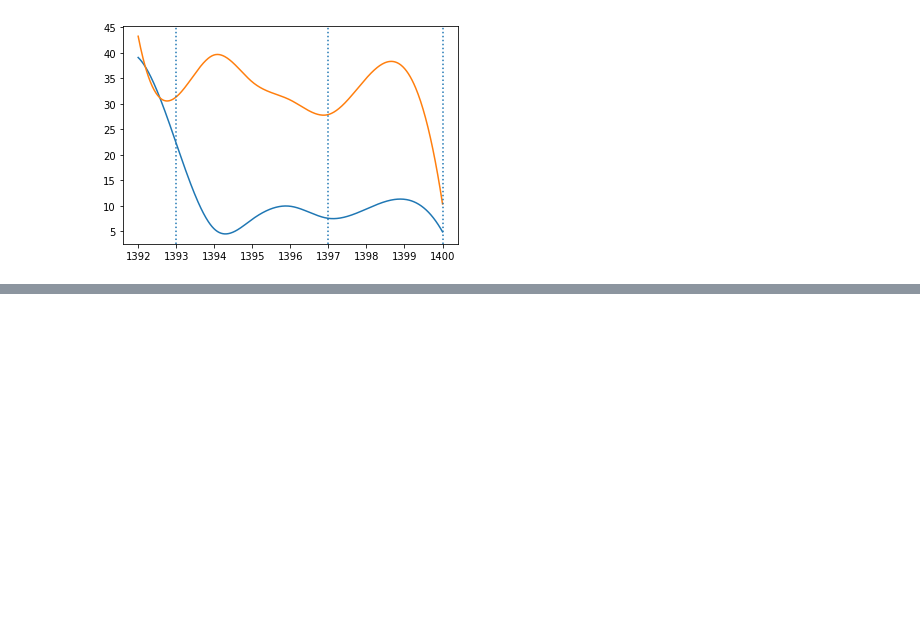
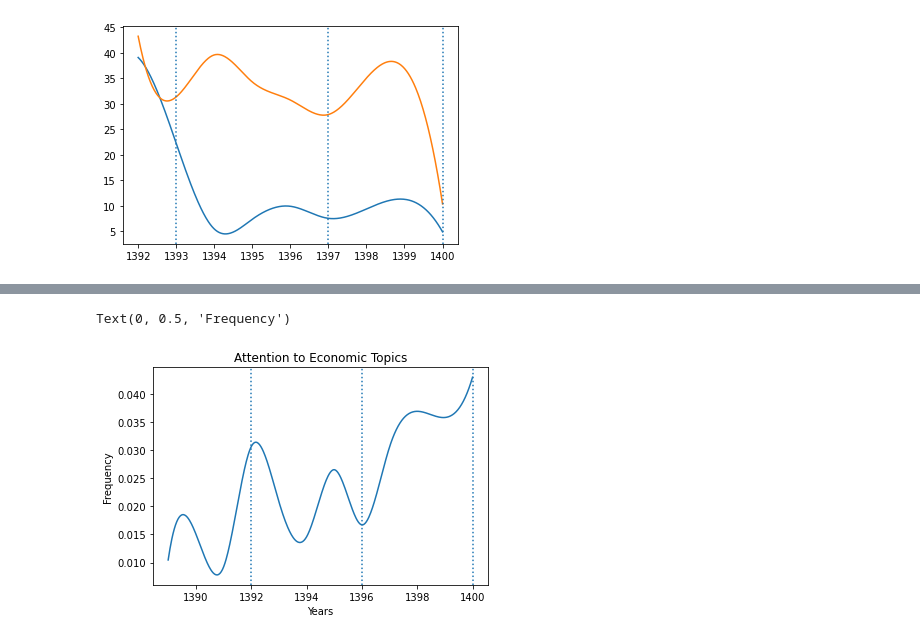
Before and after one commit to macs30200-s22/replication-materials-javad-e, a Jupyter notebook: analysis.ipynb, the cells around one changed output, grey strips where cells are left out. Drawn from its saved outputs; the diff is of its cells as text; code cells hidden in the pictures; blank space fills up the shorter version.

```diff
--- a/analysis.ipynb
+++ b/analysis.ipynb
@@ -129,9 +129,9 @@ years = list(range(1378, 1381)) + list(range(1392, 1399)) + [1400]
 # %%
 def annual_freq(word):
     freqs = []
-    for year in years:
+    for year in YEARS:
         speeches = pd.concat([speeches1, speeches2, speeches3], ignore_index=True)
-        freqs.append(count_instances(speeches[speeches['year']==year], word) / len(speeches[speeches['year']==year]) * 100)
+        freqs.append(count_instances(speeches[speeches['year']==year], word) / len(speeches[speeches['year']==year]))
 
     return freqs
 # %%
@@ -222,0 +209,30 @@ NoneType
+# %%
+economic_w = ['گرانی', 'تورم', 'اقتصاد', 'تحریم' , 'فقر', 'قیمت', 'بورس', 'مالیات']
+# %%
+def categorical_freqs(category_w):
+    all_freqs = [0] * len(YEARS)
+    for w in category_w:
+        single_w_freqs = annual_freq(w)
+        for i, f in enumerate(single_w_freqs):
+            all_freqs[i] = all_freqs[i] + f
+
+    for i, _ in enumerate(all_freqs):
+            all_freqs[i] = all_freqs[i] / len(category_w)
+
+    return all_freqs
+# %%
+economic_freqs = categorical_freqs(economic_w)
+# %%
+X_Y_Spline = make_interp_spline(years_g, economic_freqs)
+X_ = np.linspace(years_g[0], years_g[-1], 500)
+Y_ = X_Y_Spline(X_)
+plt.plot(X_, Y_)
+plt.axvline(x=1392, linestyle='dotted', label='Election')
+plt.axvline(x=1396, linestyle='dotted')
+plt.axvline(x=1400, linestyle='dotted')
+plt.title('Attention to Economic Topics')
+plt.xlabel("Years")
+plt.ylabel("Frequency")
+# %% [output]
+Text(0, 0.5, 'Frequency')
+[figure, added]
```
Also changed, not shown: parts of 10 cells of this notebook.
